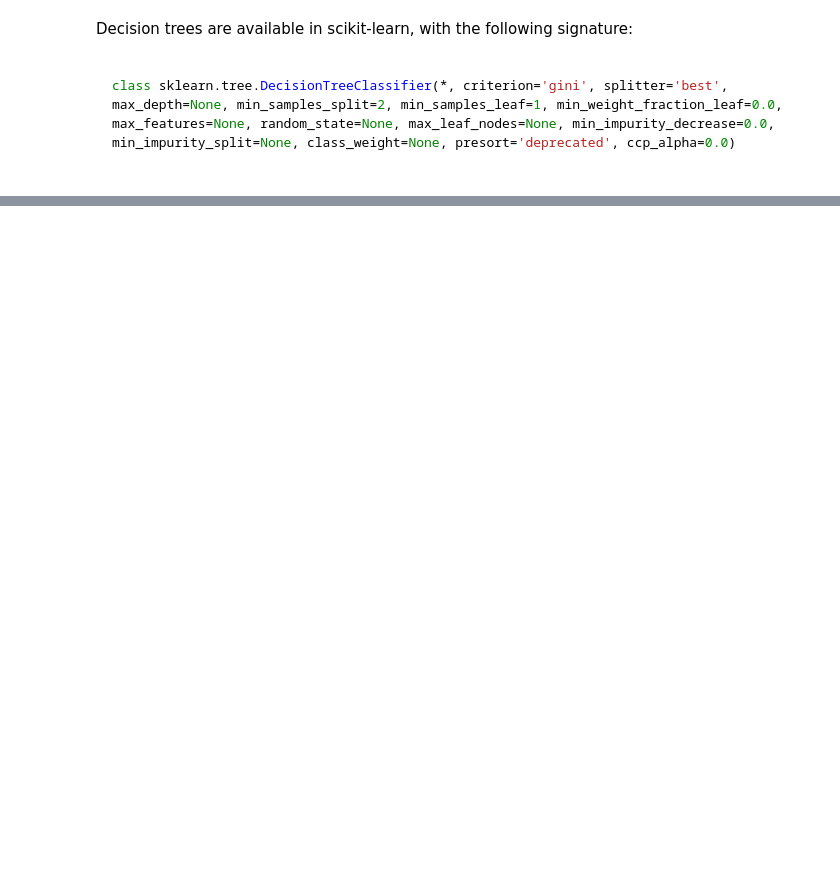
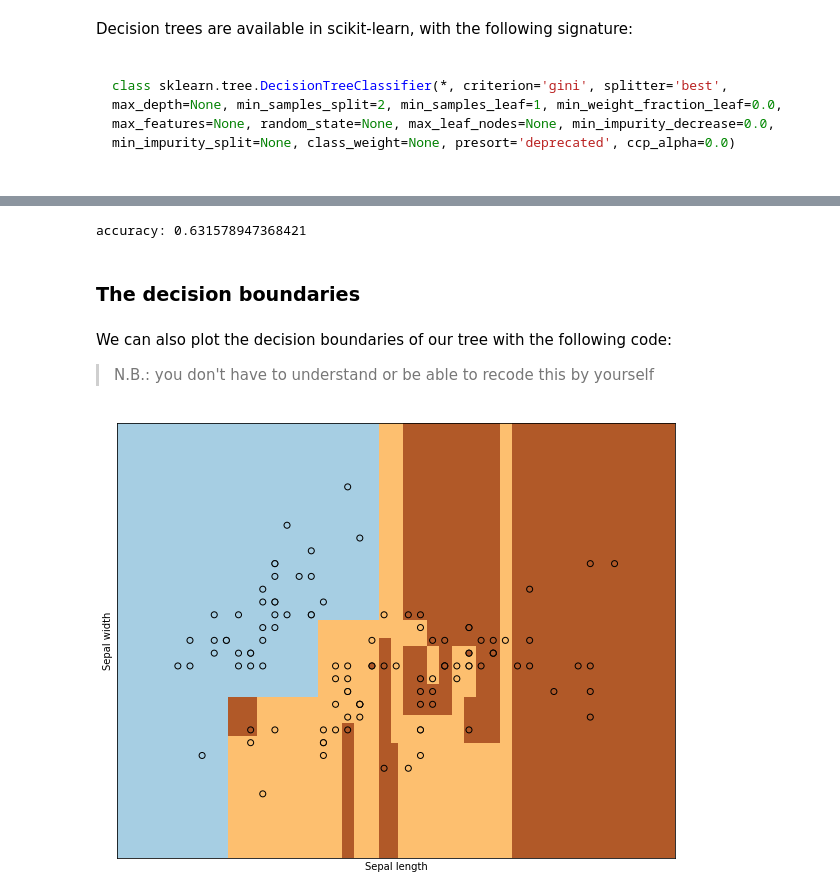
Before and after one commit to vincent-vdb/Edhec_2020_ML_Intro, a Jupyter notebook: 06_Trees_and_Forest/01_Decision_trees.ipynb, the cells around one changed output, grey strips where cells are left out. Cells and saved outputs as stored; diff of their text form; code cells hidden in the pictures; blank space fills up the shorter version.

```diff
--- a/06_Trees_and_Forest/01_Decision_trees.ipynb
+++ b/06_Trees_and_Forest/01_Decision_trees.ipynb
@@ -425,0 +229,52 @@ for i in indices:
+# %%
+from sklearn.tree import DecisionTreeClassifier
+# Instantiate the model
+dt = DecisionTreeClassifier()
+# Fit the model
+dt.fit(X_train, y_train)
+# Predict on new data
+y_pred = dt.predict(X_test)
+# Compute the accuracy
+print('accuracy:', dt.score(X_test, y_test))
+# %% [output]
+accuracy: 0.631578947368421
+# %% [markdown]
+### The decision boundaries
+# %% [markdown]
+We can also plot the decision boundaries of our tree with the following code:
+
+> N.B.: you don't have to understand or be able to recode this by yourself
+# %%
+import numpy as np
+from matplotlib import pyplot as plt
+
+def plot_decision_boundaries(dt):
+    # Create figure to draw chart
+    plt.figure(2, figsize=(10, 8))
+
+    # We create a grid of points contained within [x_min, x_max]x[y_min, y_max] with step h=0.02
+    x_min, x_max = X[:, 0].min() - .5, X[:, 0].max() + .5
+    y_min, y_max = X[:, 1].min() - .5, X[:, 1].max() + .5
+    h = .02  # step size of the grid
+    xx, yy = np.meshgrid(np.arange(x_min, x_max, h), np.arange(y_min, y_max, h))
+
+    # Retrieve predictions for each point of the grid
+    Z_dt = dt.predict(np.c_[xx.ravel(), yy.ravel()])
+    Z_dt = Z_dt.reshape(xx.shape)
+
+    # Plot the decision boundary (label predicted assigned to a color)
+    plt.pcolormesh(xx, yy, Z_dt, cmap=plt.cm.Paired)
+
+    # Plot also the training points
+    plt.scatter(X_train[:, 0], X_train[:, 1], c=y_train, edgecolors='k', cmap=plt.cm.Paired)
+
+    # Format chart
+    plt.xlabel('Sepal length')
+    plt.ylabel('Sepal width')
+    plt.xticks(())
+    plt.yticks(())
+    plt.show()
+# %%
+plot_decision_boundaries(dt)
+# %% [output]
+[figure, added]
```
Also changed, not shown: parts of 76 cells of this notebook, 1 other file.
